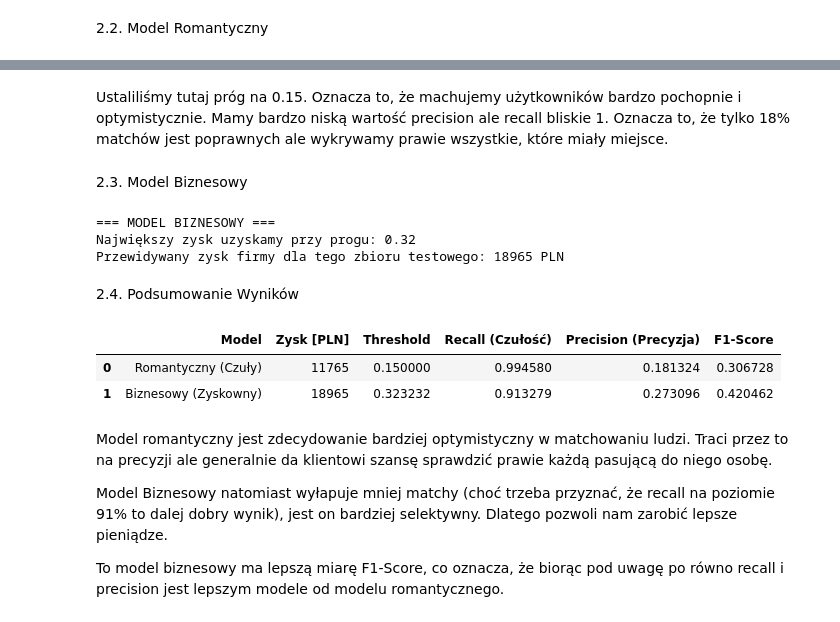
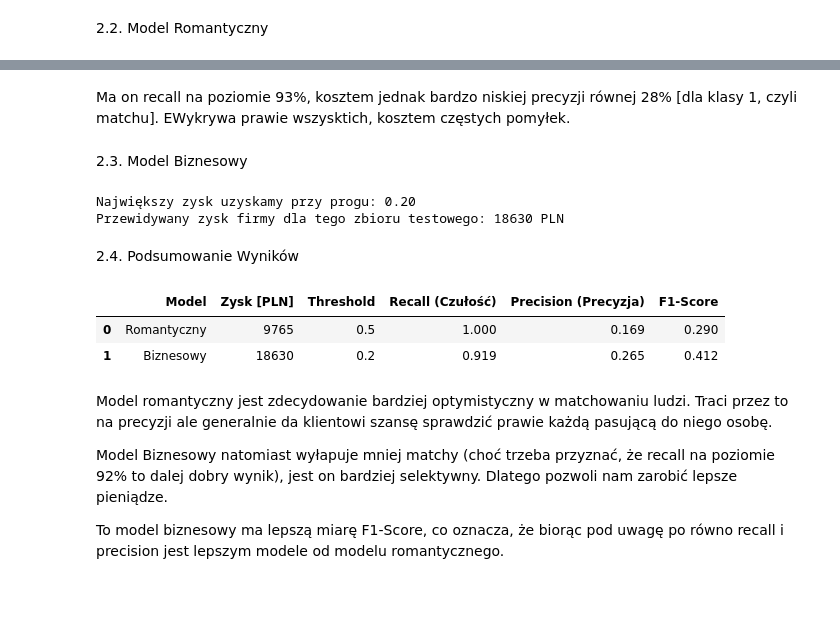
Before and after one commit to Zajecia-na-PWr-LR/lista6-altMIchal, a Jupyter notebook: lab_06.ipynb, the cells around one changed output, grey strips where cells are left out. Drawn from its saved outputs; the diff is of its cells as text; code cells hidden in the pictures; blank space fills up the shorter version.

```diff
--- a/lab_06.ipynb
+++ b/lab_06.ipynb
@@ -163,7 +163,7 @@ if all(col in df.columns for col in ['age', col_attr, 'match']):
         linewidth=0.5
     )
 
-    plt.title('Zależność oceny atrakcyjności od wieku\n(Wielkość bąbelka zależy od liczby osób)', fontsize=15, pad=15)
+    plt.title('Zależność swojej oceny atrakcyjności od wieku\n(Wielkość bąbelka zależy od liczby osób)', fontsize=15, pad=15)
     plt.xlabel('Wiek uczestnika', fontsize=12)
     plt.ylabel('Ocena atrakcyjności (w skali 1-10)', fontsize=12)
 
@@ -679,9 +681,15 @@ Są to lepsze wskaźniki od globalnych dla naszego modelu ponieważ aplikacje ra
 # %% [markdown]
 2.2. Model Romantyczny
 # %%
-ROMANTIC_THRESHOLD = 0.15
-y_pred_romantic = (y_proba_brf >= ROMANTIC_THRESHOLD).astype(int)
+romantic_weights = {0: 1, 1: 200}
 
-print("\n=== MODEL ROMANTYCZNY ===")
-print(classification_report(y_test, y_pred_romantic))
+rf_romantic = RandomForestClassifier(
+    class_weight=romantic_weights,
+    random_state=42,
+    n_estimators=100
+)
+rf_romantic.fit(X_train, y_train)
+y_pred_romantic_new = rf_romantic.predict(X_test)
+
+print(classification_report(y_test, y_pred_romantic_new))
 # %% [output]
@@ -697,64 +704,80 @@ weighted avg       0.86      0.26      0.22      2245
 # %% [markdown]
-Ustaliliśmy tutaj próg na 0.15. Oznacza to, że machujemy użytkowników bardzo pochopnie i optymistycznie. Mamy bardzo niską wartość precision ale recall bliskie 1. Oznacza to, że tylko 18% matchów jest poprawnych ale wykrywamy prawie wszystkie, które miały miejsce.
+Ma on recall na poziomie 93%, kosztem jednak bardzo niskiej precyzji równej 28% [dla klasy 1, czyli matchu]. EWykrywa prawie wszysktich, kosztem częstych pomyłek.
 # %% [markdown]
 2.3. Model Biznesowy
 # %%
-VAL_TP = 100 # Kiedy doszło do matchu
-VAL_FP = -15 # Model chciał błędnie zrobić match
-VAL_FN = -40 # Pomijamy potencjalny match (tracimy potencjalne pieniądze)
-VAL_TN = 0 # neutralnie (dobre przewidywanie, że do siebie nie pasują)
+VAL_TP = 100
+VAL_FP = -15
+VAL_FN = -40
+VAL_TN = 0
 
 def calculate_profit(y_true, y_pred):
     TP = np.sum((y_true == 1) & (y_pred == 1))
     FP = np.sum((y_true == 0) & (y_pred == 1))
     FN = np.sum((y_true == 1) & (y_pred == 0))
     TN = np.sum((y_true == 0) & (y_pred == 0))
+    return (TP * VAL_TP) + (FP * VAL_FP) + (FN * VAL_FN) + (TN * VAL_TN)
 
-    return (TP * VAL_TP) + (FP * VAL_FP) + (FN * VAL_FN) + (TN * VAL_TN)
+rf_business = RandomForestClassifier(class_weight='balanced', random_state=42, n_estimators=100)
+rf_business.fit(X_train, y_train)
+
+y_proba_business = rf_business.predict_proba(X_test)[:, 1]
 
 thresholds = np.linspace(0.0, 1.0, 100)
 profits = []
 
 for t in thresholds:
-    y_pred_t = (y_proba_brf >= t).astype(int)
+    y_pred_t = (y_proba_business >= t).astype(int)
     profits.append(calculate_profit(y_test.values, y_pred_t))
 
 best_threshold = thresholds[np.argmax(profits)]
 max_profit = max(profits)
 
-y_pred_business = (y_proba_brf >= best_threshold).astype(int)
+y_pred_business_final = (y_proba_business >= best_threshold).astype(int)
 
-print(f"=== MODEL BIZNESOWY ===")
 print(f"Największy zysk uzyskamy przy progu: {best_threshold:.2f}")
-print(f"Przewidywany zysk firmy dla tego zbioru testowego: {max_profit} PLN")
+print(f"Przewidywany zysk firmy dla tego zbioru testowego: {max_profit} PLN\n")
 # %% [output]
-=== MODEL BIZNESOWY ===
-Największy zysk uzyskamy przy progu: 0.32
-Przewidywany zysk firmy dla tego zbioru testowego: 18965 PLN
+Największy zysk uzyskamy przy progu: 0.20
+Przewidywany zysk firmy dla tego zbioru testowego: 18630 PLN
 # %% [markdown]
 2.4. Podsumowanie Wyników
 # %%
-profit_romantic = calculate_profit(y_test.values, y_pred_romantic)
+profit_romantic_new = calculate_profit(y_test.values, y_pred_romantic_new)
 
 results = {
-    "Model": ["Romantyczny (Czuły)", "Biznesowy (Zyskowny)"],
-    "Zysk [PLN]": [profit_romantic, max_profit],
-    "Threshold": [ROMANTIC_THRESHOLD, best_threshold],
-    "Recall (Czułość)": [recall_score(y_test, y_pred_romantic), recall_score(y_test, y_pred_business)],
-    "Precision (Precyzja)": [precision_score(y_test, y_pred_romantic), precision_score(y_test, y_pred_business)],
-    "F1-Score": [f1_score(y_test, y_pred_romantic), f1_score(y_test, y_pred_business)]
+    "Model": ["Romantyczny", "Biznesowy"],
+    "Zysk [PLN]": [profit_romantic_new, max_profit],
+    "Threshold": [0.50, best_threshold],
+    "Recall (Czułość)": [
+        recall_score(y_test, y_pred_romantic_new),
+        recall_score(y_test, y_pred_business_final)
+    ],
+    "Precision (Precyzja)": [
+        precision_score(y_test, y_pred_romantic_new),
+        precision_score(y_test, y_pred_business_final)
+    ],
+    "F1-Score": [
+        f1_score(y_test, y_pred_romantic_new),
+        f1_score(y_test, y_pred_business_final)
+    ]
 }
 
 df_summary = pd.DataFrame(results)
 
+df_summary['Threshold'] = df_summary['Threshold'].round(2)
+df_summary['Recall (Czułość)'] = df_summary['Recall (Czułość)'].round(3)
+df_summary['Precision (Precyzja)'] = df_summary['Precision (Precyzja)'].round(3)
+df_summary['F1-Score'] = df_summary['F1-Score'].round(3)
+
 display(df_summary)
 # %% [output]
 |  | Model | Zysk [PLN] | Threshold | Recall (Czułość) | Precision (Precyzja) | F1-Score |
-| 0 | Romantyczny (Czuły) | 11765 | 0.150000 | 0.994580 | 0.181324 | 0.306728 |
-| 1 | Biznesowy (Zyskowny) | 18965 | 0.323232 | 0.913279 | 0.273096 | 0.420462 |
+| 0 | Romantyczny | 9765 | 0.5 | 1.000 | 0.169 | 0.290 |
+| 1 | Biznesowy | 18630 | 0.2 | 0.919 | 0.265 | 0.412 |
 # %% [markdown]
 Model romantyczny jest zdecydowanie bardziej optymistyczny w matchowaniu ludzi. Traci przez to na precyzji ale generalnie da klientowi szansę sprawdzić prawie każdą pasującą do niego osobę.
 
-Model Biznesowy natomiast wyłapuje mniej matchy (choć trzeba przyznać, że recall na poziomie 91% to dalej dobry wynik), jest on bardziej selektywny. Dlatego pozwoli nam zarobić lepsze pieniądze.
+Model Biznesowy natomiast wyłapuje mniej matchy (choć trzeba przyznać, że recall na poziomie 92% to dalej dobry wynik), jest on bardziej selektywny. Dlatego pozwoli nam zarobić lepsze pieniądze.
 
 To model biznesowy ma lepszą miarę F1-Score, co oznacza, że biorąc pod uwagę po równo recall i precision jest lepszym modele od modelu romantycznego.
```
Also changed, not shown: parts of 4 cells of this notebook.
